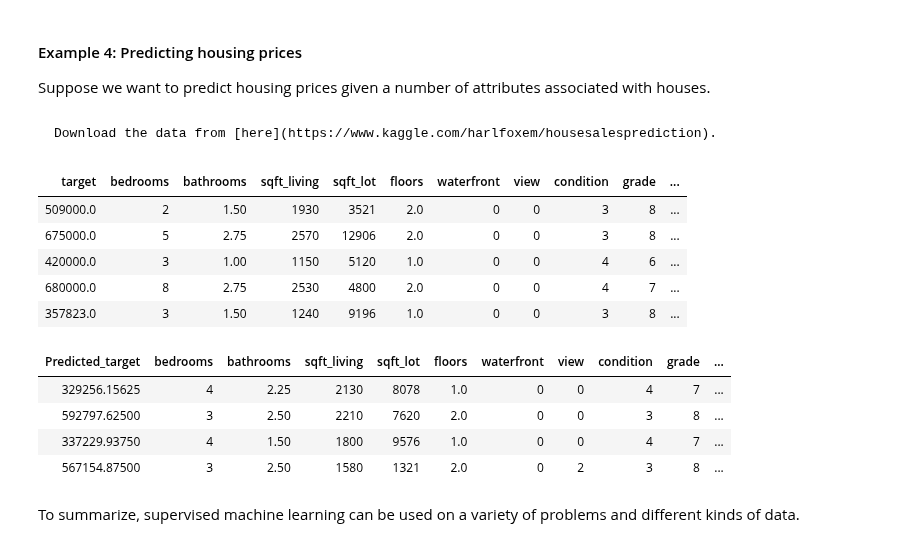
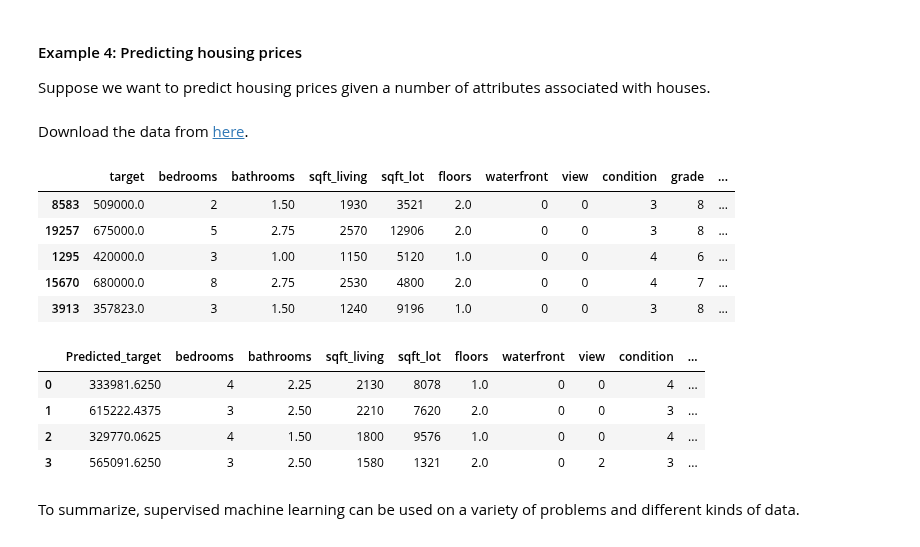
Before and after one commit to UBC-CS/cpsc330-2023s, a Jupyter notebook: lectures/01_intro.ipynb, the cells around one changed output. Cells and saved outputs as stored; diff of their text form; code cells hidden in the pictures.

````diff
--- a/lectures/01_intro.ipynb
+++ b/lectures/01_intro.ipynb
@@ -418,22 +354,20 @@ pred_df.style.set_properties(**{"text-align": "left"})
 
 Suppose we want to predict housing prices given a number of attributes associated with houses.
 # %% [markdown]
-```{note}
 Download the data from [here](https://www.kaggle.com/harlfoxem/housesalesprediction).
-```
 # %%
 df = pd.read_csv("data/kc_house_data.csv")
 df = df.drop(columns = ["id", "date"])
 df.rename(columns={"price": "target"}, inplace=True)
 train_df, test_df = train_test_split(df, test_size=0.2, random_state=4)
-HTML(train_df.head().to_html(index=False))
+train_df.head()
 # %% [output]
-| target | bedrooms | bathrooms | sqft_living | sqft_lot | floors | waterfront | view | condition | grade | ... |
-| 509000.0 | 2 | 1.50 | 1930 | 3521 | 2.0 | 0 | 0 | 3 | 8 | ... |
-| 675000.0 | 5 | 2.75 | 2570 | 12906 | 2.0 | 0 | 0 | 3 | 8 | ... |
-| 420000.0 | 3 | 1.00 | 1150 | 5120 | 1.0 | 0 | 0 | 4 | 6 | ... |
-| 680000.0 | 8 | 2.75 | 2530 | 4800 | 2.0 | 0 | 0 | 4 | 7 | ... |
-| 357823.0 | 3 | 1.50 | 1240 | 9196 | 1.0 | 0 | 0 | 3 | 8 | ... |
+|  | target | bedrooms | bathrooms | sqft_living | sqft_lot | floors | waterfront | view | condition | grade | ... |
+| 8583 | 509000.0 | 2 | 1.50 | 1930 | 3521 | 2.0 | 0 | 0 | 3 | 8 | ... |
+| 19257 | 675000.0 | 5 | 2.75 | 2570 | 12906 | 2.0 | 0 | 0 | 3 | 8 | ... |
+| 1295 | 420000.0 | 3 | 1.00 | 1150 | 5120 | 1.0 | 0 | 0 | 4 | 6 | ... |
+| 15670 | 680000.0 | 8 | 2.75 | 2530 | 4800 | 2.0 | 0 | 0 | 4 | 7 | ... |
+| 3913 | 357823.0 | 3 | 1.50 | 1240 | 9196 | 1.0 | 0 | 0 | 3 | 8 | ... |
 # %%
 # Build a regression model
 import xgboost as xgb
@@ -451,13 +385,13 @@ pred_df = pd.DataFrame(
     {"Predicted_target": model.predict(X_test[0:4]).tolist()}
 )
 df_concat = pd.concat([pred_df, X_test[0:4].reset_index(drop=True)], axis=1)
-HTML(df_concat.to_html(index=False))
+df_concat
 # %% [output]
-| Predicted_target | bedrooms | bathrooms | sqft_living | sqft_lot | floors | waterfront | view | condition | grade | ... |
-| 329256.15625 | 4 | 2.25 | 2130 | 8078 | 1.0 | 0 | 0 | 4 | 7 | ... |
-| 592797.62500 | 3 | 2.50 | 2210 | 7620 | 2.0 | 0 | 0 | 3 | 8 | ... |
-| 337229.93750 | 4 | 1.50 | 1800 | 9576 | 1.0 | 0 | 0 | 4 | 7 | ... |
-| 567154.87500 | 3 | 2.50 | 1580 | 1321 | 2.0 | 0 | 2 | 3 | 8 | ... |
+|  | Predicted_target | bedrooms | bathrooms | sqft_living | sqft_lot | floors | waterfront | view | condition | ... |
+| 0 | 333981.6250 | 4 | 2.25 | 2130 | 8078 | 1.0 | 0 | 0 | 4 | ... |
+| 1 | 615222.4375 | 3 | 2.50 | 2210 | 7620 | 2.0 | 0 | 0 | 3 | ... |
+| 2 | 329770.0625 | 4 | 1.50 | 1800 | 9576 | 1.0 | 0 | 0 | 4 | ... |
+| 3 | 565091.6250 | 3 | 2.50 | 1580 | 1321 | 2.0 | 0 | 2 | 3 | ... |
 # %% [markdown]
 To summarize, supervised machine learning can be used on a variety of problems and different kinds of data.
 # %% [markdown]
````
Also changed, not shown: parts of 48 cells of this notebook, 2 other files.
